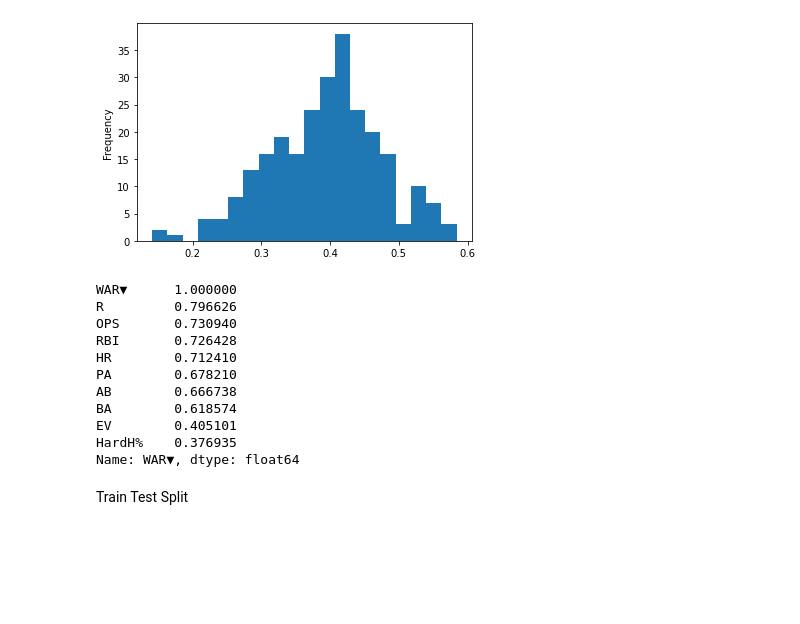
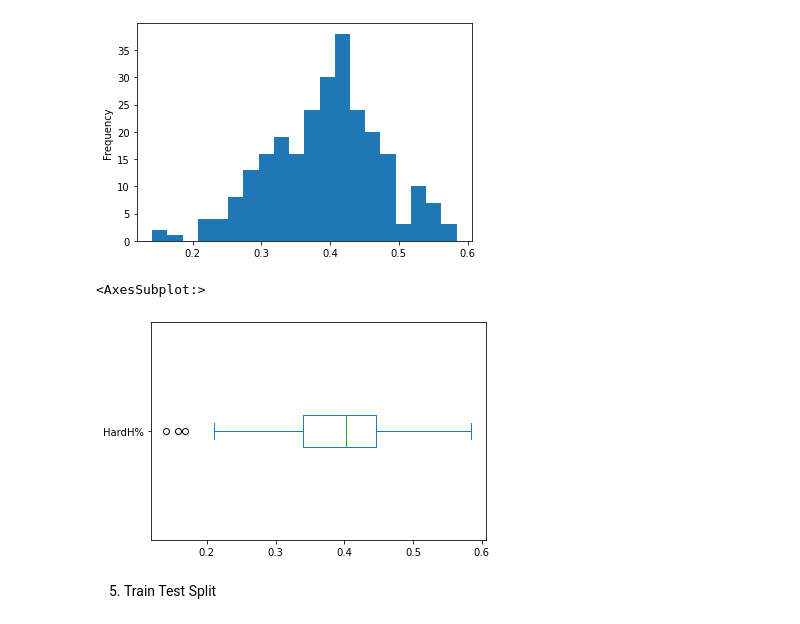
Before and after one commit to nrossidb/MLB-hard-hits-to-player-value, a Jupyter notebook: code_and_data/01_cleaning_and_eda.ipynb, the cells around one changed output. Cells and saved outputs as stored; diff of their text form; code cells hidden in the pictures; blank space fills up the shorter version.

```diff
--- a/code_and_data/01_cleaning_and_eda.ipynb
+++ b/code_and_data/01_cleaning_and_eda.ipynb
@@ -258,19 +298,10 @@ qualified_batters['HardH%'].plot.hist(bins=20)
 # %% [output]
 <AxesSubplot:ylabel='Frequency'>
 [figure]
-# %%
-qualified_batters.corr()['WAR▼'].sort_values(ascending=False)
-# %% [output]
-WAR▼      1.000000
-R         0.796626
-OPS       0.730940
-RBI       0.726428
-HR        0.712410
-PA        0.678210
-AB        0.666738
-BA        0.618574
-EV        0.405101
-HardH%    0.376935
-Name: WAR▼, dtype: float64
+# %%
+qualified_batters['HardH%'].plot.box(vert=False)
+# %% [output]
+<AxesSubplot:>
+[figure, added]
 # %% [markdown]
-Train Test Split
+5. Train Test Split
```
Also changed, not shown: parts of 9 cells of this notebook, 1 other file.
